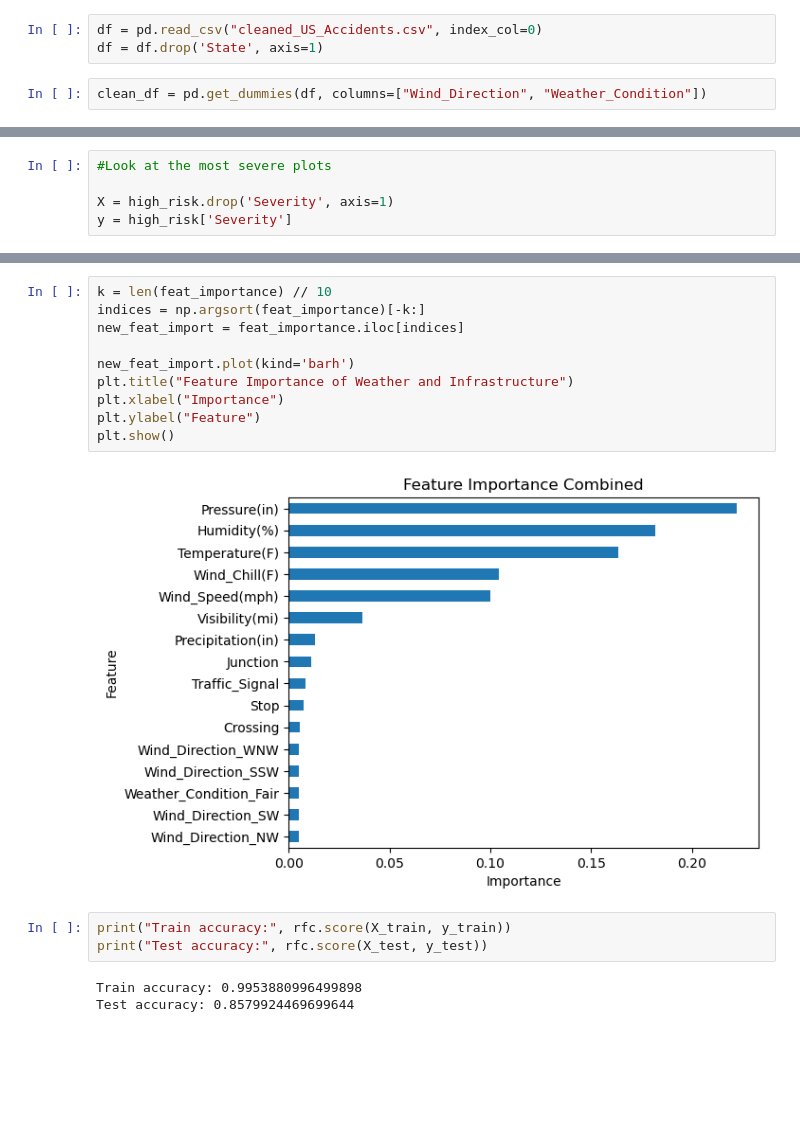
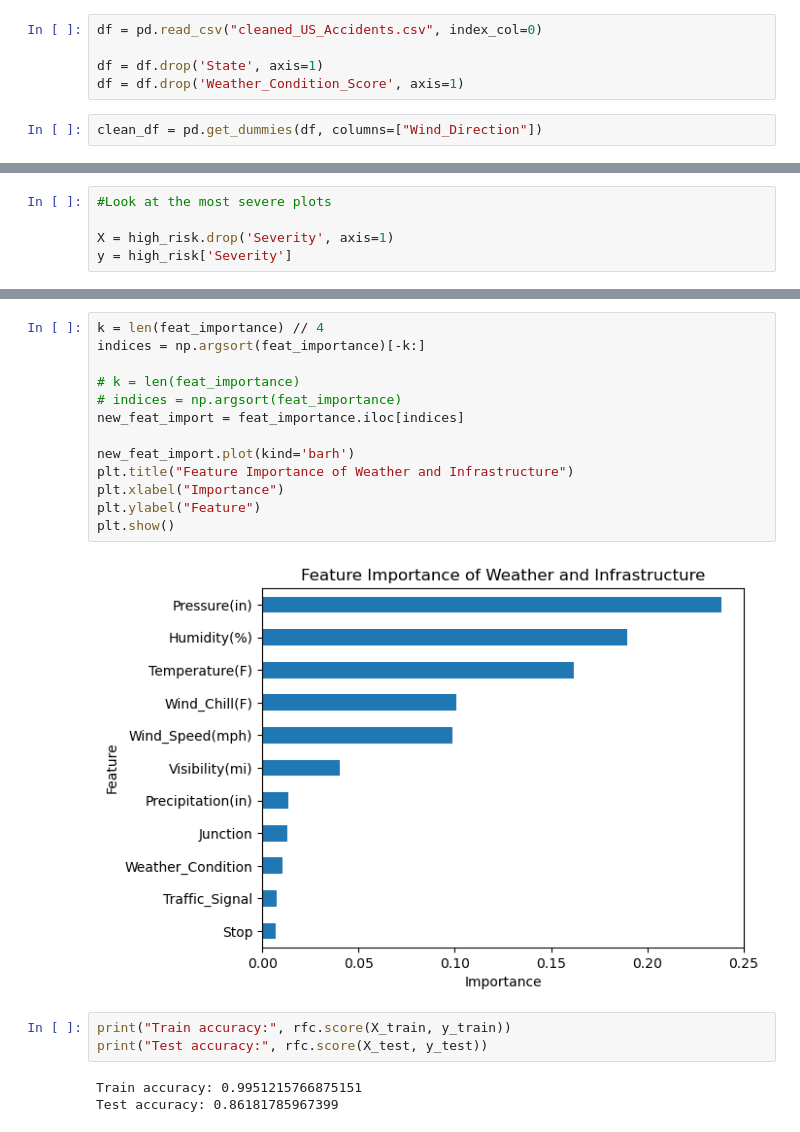
Before and after one commit to fletchmur/car-accidents, a Jupyter notebook: Infrastructure_Weather.ipynb, the cells around one changed output, grey strips where cells are left out. Drawn from its saved outputs; the diff is of its cells as text; blank space fills up the shorter version.

Commit message:
ran with updated cleaning data

```diff
--- a/Infrastructure_Weather.ipynb
+++ b/Infrastructure_Weather.ipynb
@@ -6,8 +6,10 @@ from sklearn.ensemble import RandomForestClassifier
 from sklearn.model_selection import train_test_split
 # %%
 df = pd.read_csv("cleaned_US_Accidents.csv", index_col=0)
+
 df = df.drop('State', axis=1)
+df = df.drop('Weather_Condition_Score', axis=1)
 # %%
-clean_df = pd.get_dummies(df, columns=["Wind_Direction", "Weather_Condition"])
+clean_df = pd.get_dummies(df, columns=["Wind_Direction"])
 # %%
 high_risk = clean_df[clean_df['Severity'] >= 3]
@@ -51,18 +58,21 @@ Length: 166, dtype: float64
 # %%
-k = len(feat_importance) // 10
+k = len(feat_importance) // 4
 indices = np.argsort(feat_importance)[-k:]
+
+# k = len(feat_importance)
+# indices = np.argsort(feat_importance)
 new_feat_import = feat_importance.iloc[indices]
 
 new_feat_import.plot(kind='barh')
 plt.title("Feature Importance of Weather and Infrastructure")
 plt.xlabel("Importance")
 plt.ylabel("Feature")
 plt.show()
 # %% [output]
-[figure, old version]
+[figure, new version]
 # %%
 print("Train accuracy:", rfc.score(X_train, y_train))
 print("Test accuracy:", rfc.score(X_test, y_test))
 # %% [output]
-Train accuracy: 0.9953880996499898
-Test accuracy: 0.8579924469699644
+Train accuracy: 0.9951215766875151
+Test accuracy: 0.86181785967399
```
Also changed, not shown: parts of 3 cells of this notebook, 1 other file.
